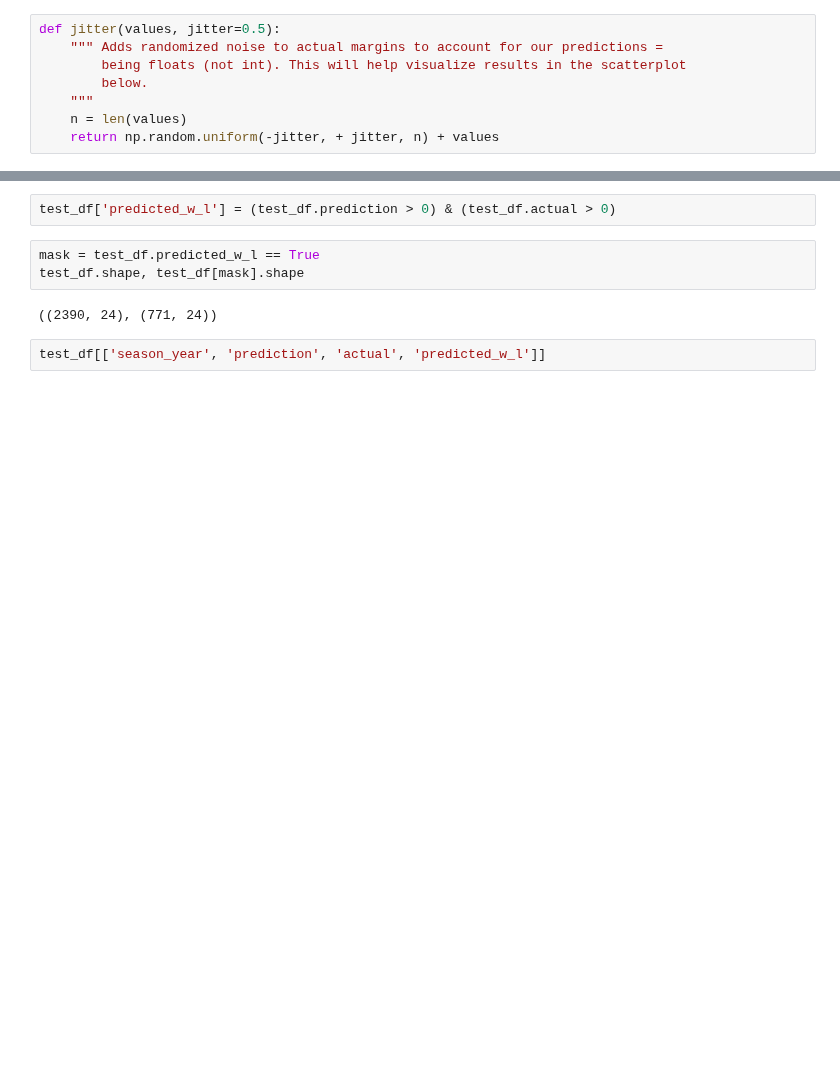
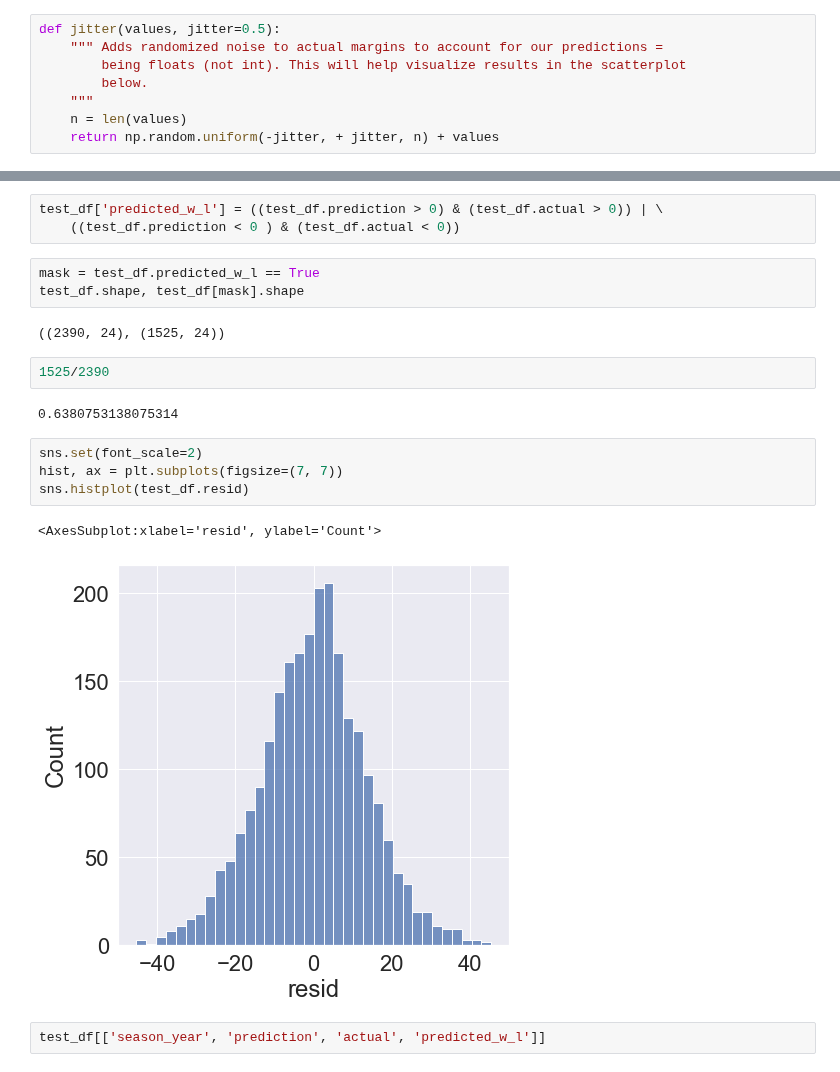
Before and after one commit to edubu2/metis-project2, a Jupyter notebook: code/final_modeling.ipynb, the cells around one changed output, grey strips where cells are left out. Cells and saved outputs as stored; diff of their text form; blank space fills up the shorter version.

```diff
--- a/code/final_modeling.ipynb
+++ b/code/final_modeling.ipynb
@@ -391,10 +393,22 @@ plt.show()
 # %%
-test_df['predicted_w_l'] = (test_df.prediction > 0) & (test_df.actual > 0)
+test_df['predicted_w_l'] = ((test_df.prediction > 0) & (test_df.actual > 0)) | \
+    ((test_df.prediction < 0 ) & (test_df.actual < 0))
 # %%
 mask = test_df.predicted_w_l == True
 test_df.shape, test_df[mask].shape
 # %% [output]
-((2390, 24), (771, 24))
+((2390, 24), (1525, 24))
+# %%
+1525/2390
+# %% [output]
+0.6380753138075314
+# %%
+sns.set(font_scale=2)
+hist, ax = plt.subplots(figsize=(7, 7))
+sns.histplot(test_df.resid)
+# %% [output]
+<AxesSubplot:xlabel='resid', ylabel='Count'>
+[figure, added]
 # %%
 test_df[['season_year', 'prediction', 'actual', 'predicted_w_l']]
 # %% [output]
```
Also changed, not shown: parts of 10 cells of this notebook, 4 other files.
